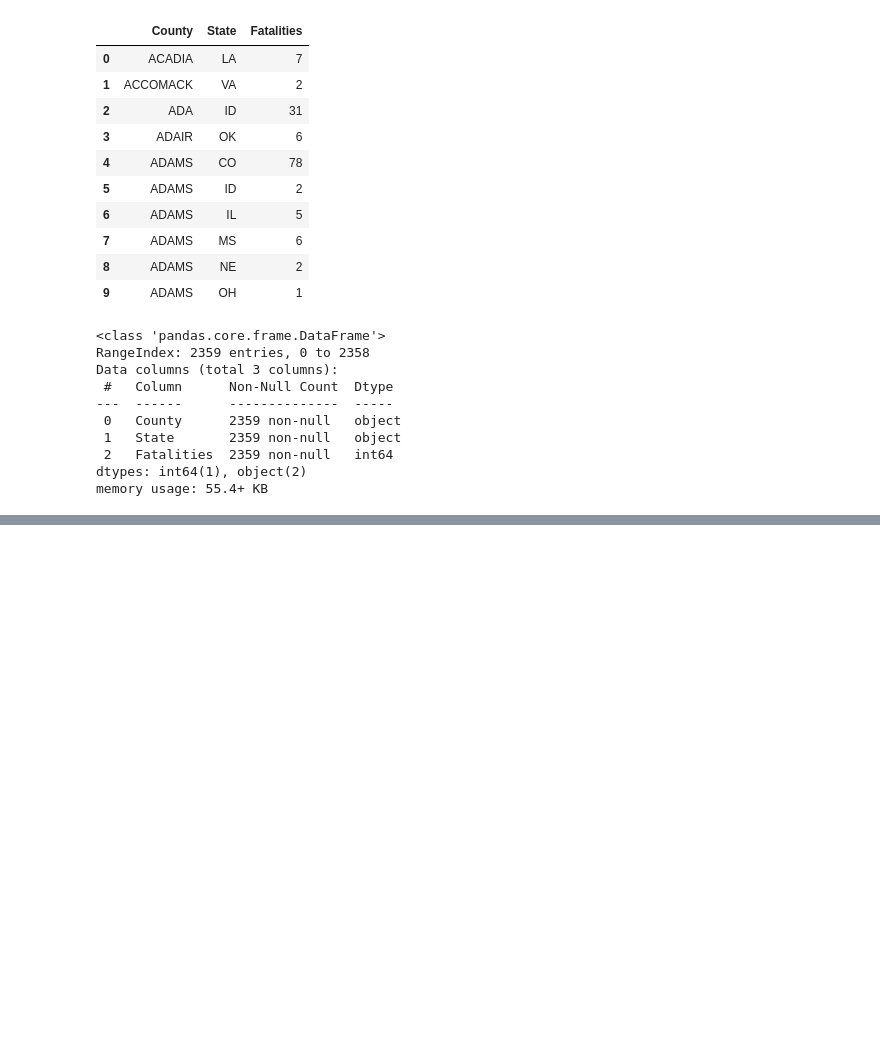
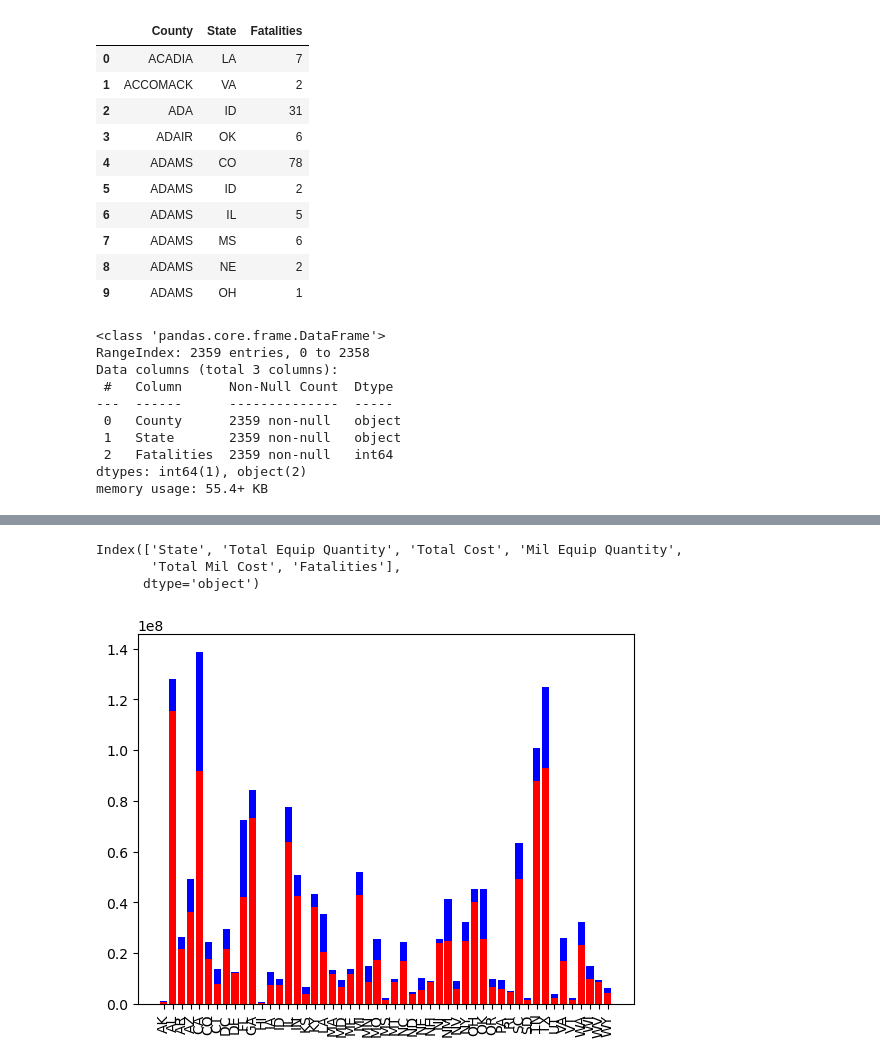
Before and after one commit to cat-mang/LESO_Analysis_Proj, a Jupyter notebook: notebooks/eda.ipynb, the cells around one changed output, grey strips where cells are left out. Cells and saved outputs as stored; diff of their text form; code cells hidden in the pictures; blank space fills up the shorter version.

```diff
--- a/notebooks/eda.ipynb
+++ b/notebooks/eda.ipynb
@@ -415,0 +523,2 @@ state
+# %%
+no_zeros = analysis[analysis['Total Equip Quantity'] != 0]
@@ -415,0 +542,5 @@ state
+# %%
+by_state = no_zeros.groupby('State').sum(numeric_only=True)
+# %%
+bar_chart= by_state.reset_index()
+bar_chart
@@ -415,0 +565,13 @@ state
+# %%
+bar_chart.columns
+# %% [output]
+Index(['State', 'Total Equip Quantity', 'Total Cost', 'Mil Equip Quantity',
+       'Total Mil Cost', 'Fatalities'],
+      dtype='object')
+# %%
+plt.bar(bar_chart['State'], bar_chart['Total Cost'], color='r')
+plt.bar(bar_chart['State'], bar_chart['Total Mil Cost'], bottom=bar_chart['Total Cost'], color='b')
+plt.xticks(rotation=90)
+plt.show()
+# %% [output]
+[figure, added]
```
Also changed, not shown: parts of 14 cells of this notebook.
